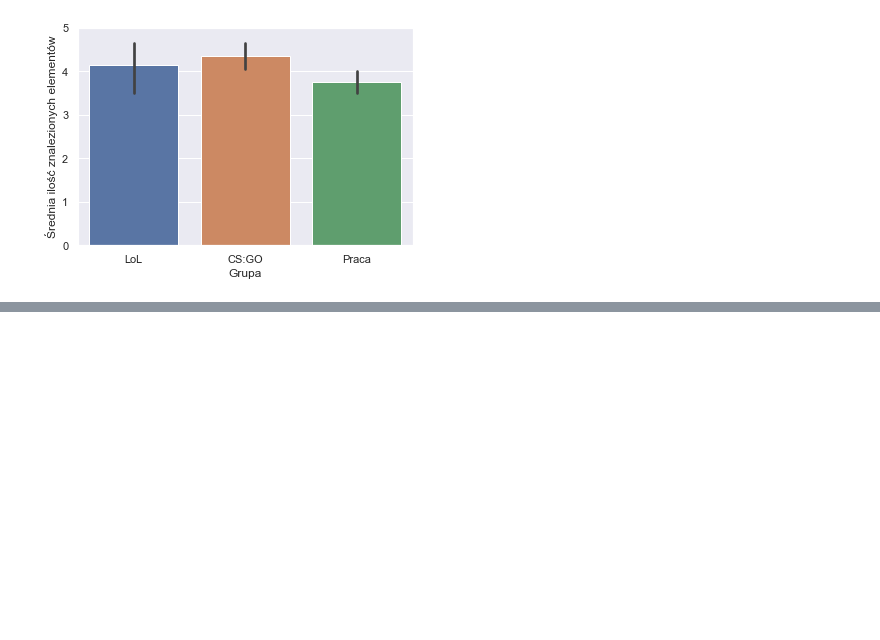
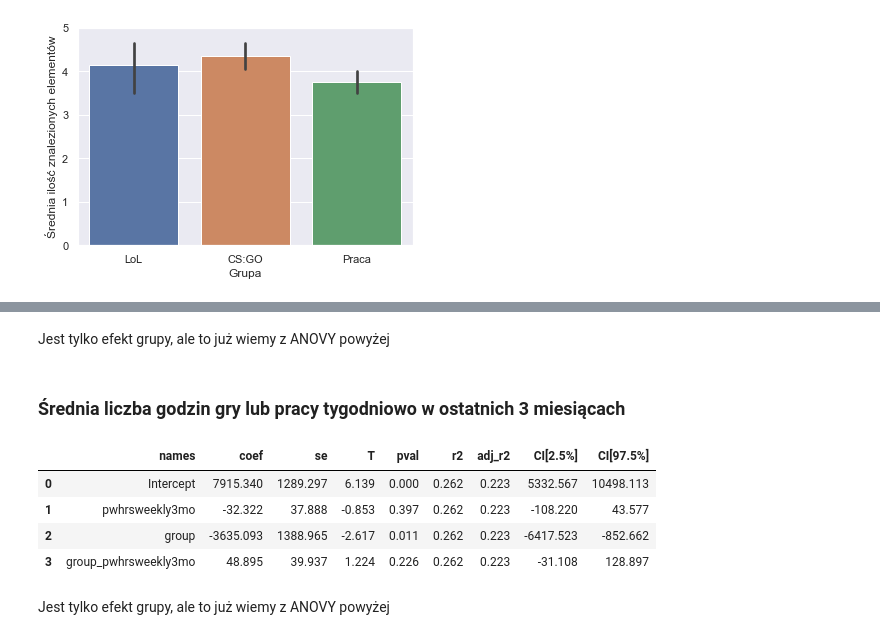
Before and after one commit to tomsitoms/Gracze_mgr, a Jupyter notebook: vsc.ipynb, the cells around one changed output, grey strips where cells are left out. Drawn from its saved outputs; the diff is of its cells as text; code cells hidden in the pictures; blank space fills up the shorter version.

```diff
--- a/vsc.ipynb
+++ b/vsc.ipynb
@@ -162,0 +196,14 @@ plt.show()
+# %% [markdown]
+Jest tylko efekt grupy, ale to już wiemy z ANOVY powyżej
+# %% [markdown]
+### Średnia liczba godzin gry lub pracy tygodniowo w ostatnich 3 miesiącach
+# %%
+pg.linear_regression(X = mod1[['pwhrsweekly3mo','group','group_pwhrsweekly3mo']], y= mod1['rt'],add_intercept=True).round(3)
+# %% [output]
+|  | names | coef | se | T | pval | r2 | adj_r2 | CI[2.5%] | CI[97.5%] |
+| 0 | Intercept | 7915.340 | 1289.297 | 6.139 | 0.000 | 0.262 | 0.223 | 5332.567 | 10498.113 |
+| 1 | pwhrsweekly3mo | -32.322 | 37.888 | -0.853 | 0.397 | 0.262 | 0.223 | -108.220 | 43.577 |
+| 2 | group | -3635.093 | 1388.965 | -2.617 | 0.011 | 0.262 | 0.223 | -6417.523 | -852.662 |
+| 3 | group_pwhrsweekly3mo | 48.895 | 39.937 | 1.224 | 0.226 | 0.262 | 0.223 | -31.108 | 128.897 |
+# %% [markdown]
+Jest tylko efekt grupy, ale to już wiemy z ANOVY powyżej
```
Also changed, not shown: parts of 20 cells of this notebook.
